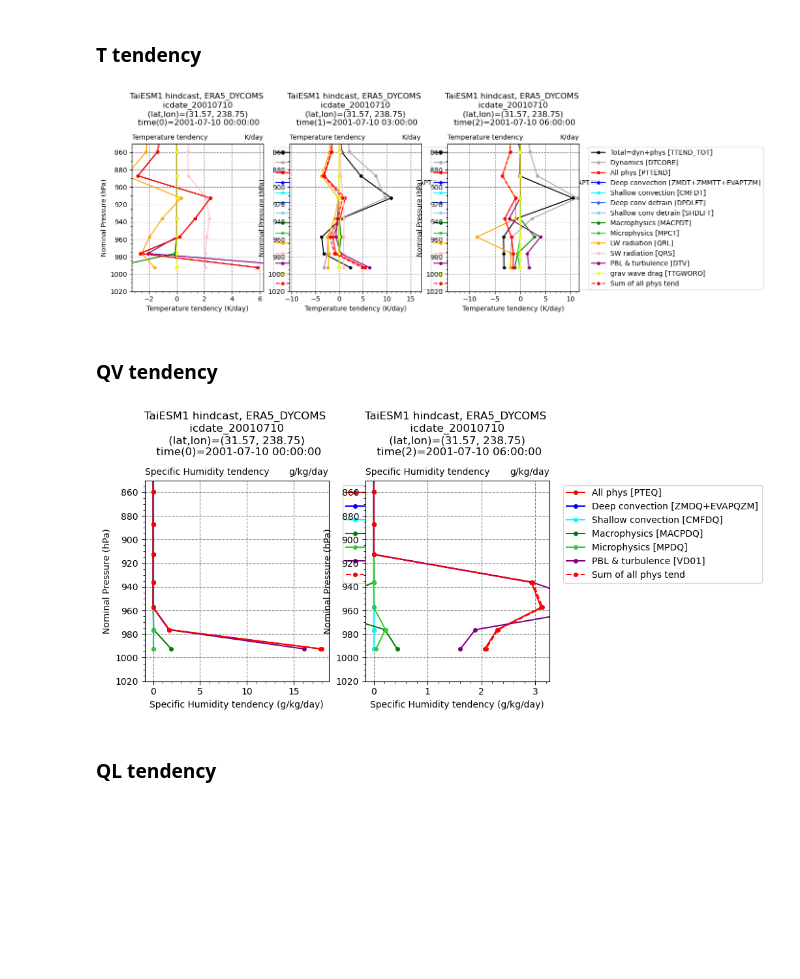
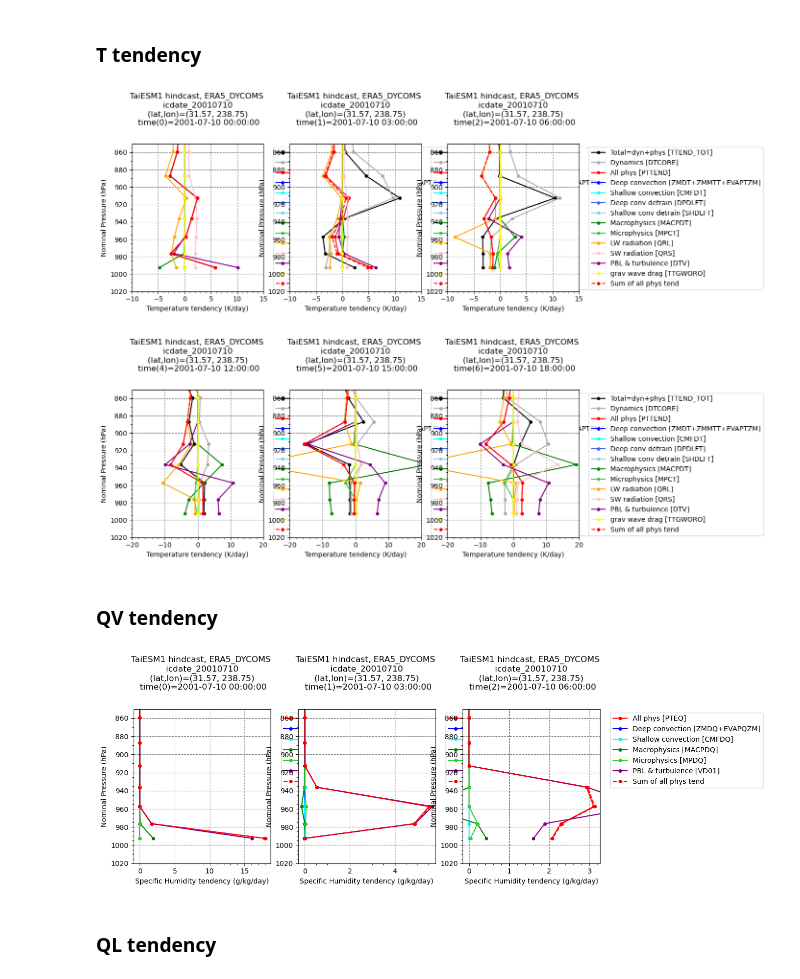
Before and after one commit to yihsuanchen/TaiESM1_Sc_diag, a Jupyter notebook: hindcast/plot/plot-profile-hindcast_latlon.ipynb, the cells around one changed output. Saved outputs shown, nothing was run; the diff lists cells and outputs as text; code cells hidden in the pictures; blank space fills up the shorter version.

```diff
--- a/hindcast/plot/plot-profile-hindcast_latlon.ipynb
+++ b/hindcast/plot/plot-profile-hindcast_latlon.ipynb
@@ -305,7 +305,7 @@ def plot_scm_profiles_Nv1t(ds, varnames,
                       ylim=[850, 1020], xlim=None,
                       do_units=True,
                       units_custom="tend_per_day",
-                      fig_orientation="landscape",
+                      fig_orientation="landscape", figsize_width=5, figsize_height=6,
                       ):
     """
     ----------------------
@@ -351,6 +351,8 @@ def plot_scm_profiles_Nv1t(ds, varnames,
 
     if (fig_orientation == "landscape"):
         fig, axes = plt.subplots(1, len(tt_steps), figsize=(4*len(tt_steps), 4))
+    elif (fig_orientation == "custom"):
+        fig, axes = plt.subplots(1, len(tt_steps), figsize=(figsize_width, figsize_height))
     else:  # portrait orientation
         fig, axes = plt.subplots(len(tt_steps), 1, figsize=(4, 5*len(tt_steps)))
 
@@ -409,19 +411,21 @@ def set_ax(ax, ds, tt, jj, ii, title, xlabel, ylabel, xlim, ylim, units):
     if (ylim is not None):
         ax.set_xlim(xlim)
 
-
     #--- title and x & y labels
     ax.set_xlabel(f"{xlabel} ({units})")
     ax.set_ylabel(ylabel)
       #lat_formatted = "{:.2f}".format(ds['lat'][jj].values)
       #lon_formatted = "{:.2f}".format(ds['lon'][ii].values)
       #plt.title(f"{title}, time step = {tt}, lat={lat_formatted}, lon={lon_formatted}")
+
     lat = ds.lat[jj].values ; lon = ds.lon[ii].values ; time = ds.time[tt].values
     title1 = f"{title} \n (lat,lon)=({lat:.2f}, {lon:.2f}) \n time({tt})={time}"
     ax.set_title(f"{title1}", y=1.1)
     #ax.set_title(f"{title1}, time step = {tt}", y=1.1)
-    ax.set_title(f"{xlabel}", loc='left', y=1.001, fontsize = 10)
-    ax.set_title(f"{units}", loc='right', y=1.001, fontsize = 10)
+
+    # set left and right strings
+    #ax.set_title(f"{xlabel}", loc='left', y=1.001, fontsize = 10)
+    #ax.set_title(f"{units}", loc='right', y=1.001, fontsize = 10)
 
     #--- legend
     ax.legend(loc='upper left', bbox_to_anchor=(1.05, 1))
@@ -494,23 +507,25 @@ WARNING: function [unit_convert], unit_in [K] is not supported for auto conversi
 ### T tendency
 # %%
 varnames = set_profile_varnames('DT_budget')
+xlim = [-10, 15]
 
-#tt_steps = [0, 2, 5, 10]
 tt_steps = np.arange(0,3)
+plot_scm_profiles_Nv1t (ds_Ttend, varnames, tt_steps=tt_steps, jj=lat_index, ii=lon_index, xlabel="Temperature tendency", title=title, xlim=xlim)
 
-plot_scm_profiles_Nv1t (ds_Ttend, varnames, tt_steps=tt_steps, jj=lat_index, ii=lon_index, xlabel="Temperature tendency", title=title)
+tt_steps = np.arange(4,7)
+xlim = [-20, 20]
+plot_scm_profiles_Nv1t (ds_Ttend, varnames, tt_steps=tt_steps, jj=lat_index, ii=lon_index, xlabel="Temperature tendency", title=title, xlim=xlim)
 # %% [output]
-[figure, old version]
+[figure, new version]
+[figure, added]
 # %% [markdown]
 ### QV tendency
 # %%
 varnames = set_profile_varnames('DQV_budget')
 
-tt_steps = [0, 2]
-#tt_steps = np.arange(0,3)
-
+tt_steps = np.arange(0,3)
 plot_scm_profiles_Nv1t (ds_Qtend, varnames, tt_steps=tt_steps, jj=lat_index, ii=lon_index, xlabel="Specific Humidity tendency", title=title)
 # %% [output]
-[figure, old version]
+[figure, new version]
 # %% [markdown]
 ### QL tendency
```
Also changed, not shown: parts of 2 cells of this notebook.
